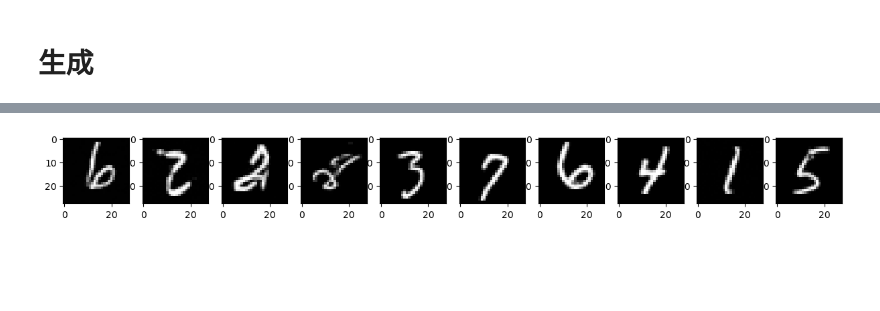
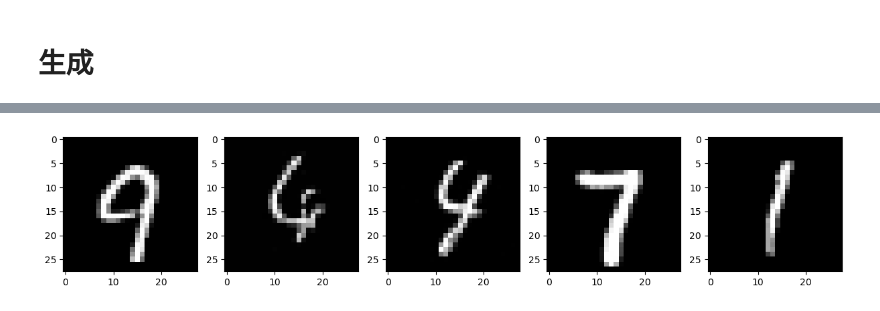
Before and after one commit to hashikun917/Diffusion, a Jupyter notebook: notebooks/Diff_temp.ipynb, the cells around one changed output, grey strips where cells are left out. Saved outputs shown, nothing was run; the diff lists cells and outputs as text; code cells hidden in the pictures; blank space fills up the shorter version.

```diff
--- a/notebooks/Diff_temp.ipynb
+++ b/notebooks/Diff_temp.ipynb
@@ -79,12 +104,12 @@ ddpm_plot_samples(denoise_model, batch_size=5, timesteps=100)
 # %%
 import importlib
 from diffusion.utils import sample
 
 importlib.reload(sample)
 
 from diffusion.utils.sample import ddim_plot_samples
 
 
-ddim_plot_samples(denoise_model, eta=0.0, interval=50, batch_size=10, timesteps=500)
+ddim_plot_samples(denoise_model, eta=0.0, interval=10, batch_size=5, timesteps=500)
 # %% [output]
-[figure, old version]
+[figure, new version]
```
Also changed, not shown: parts of 5 cells of this notebook, 2 other files.
